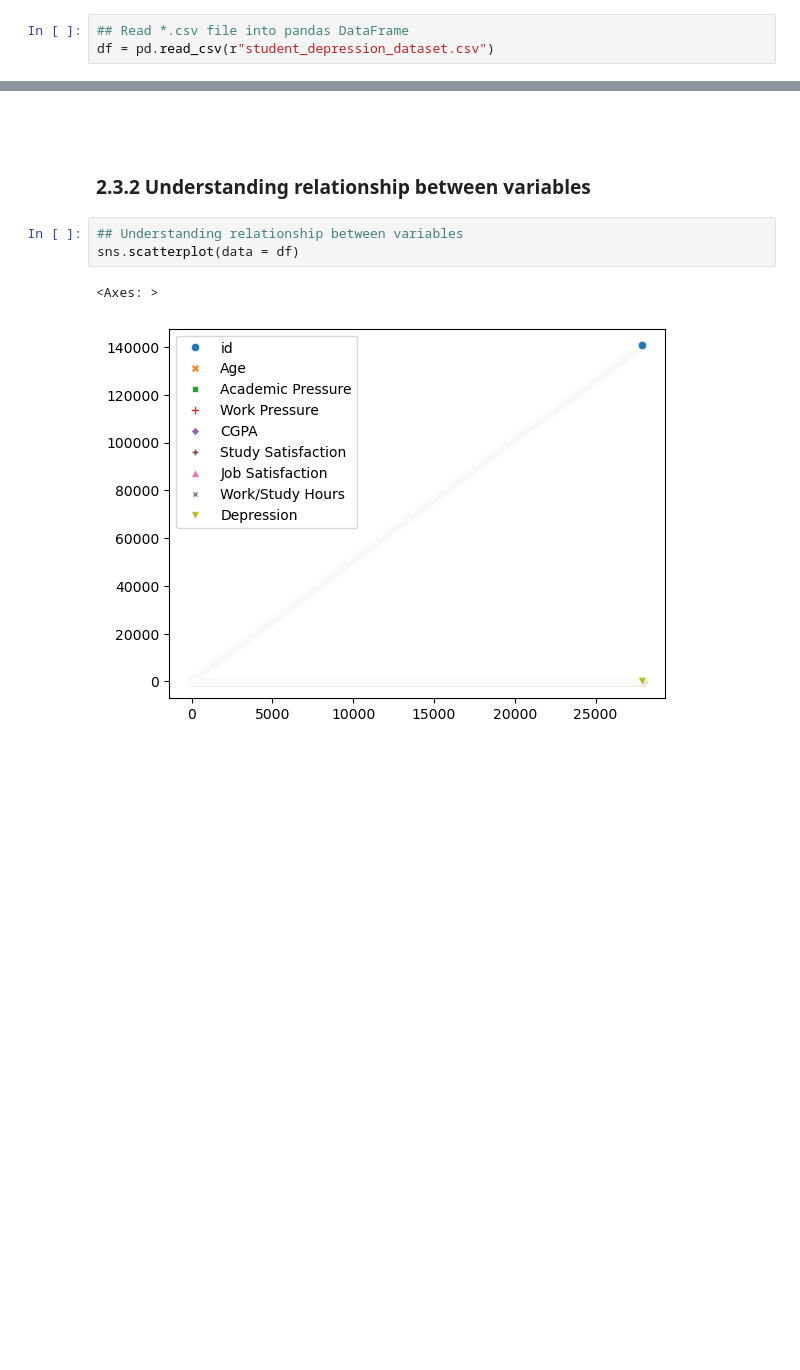
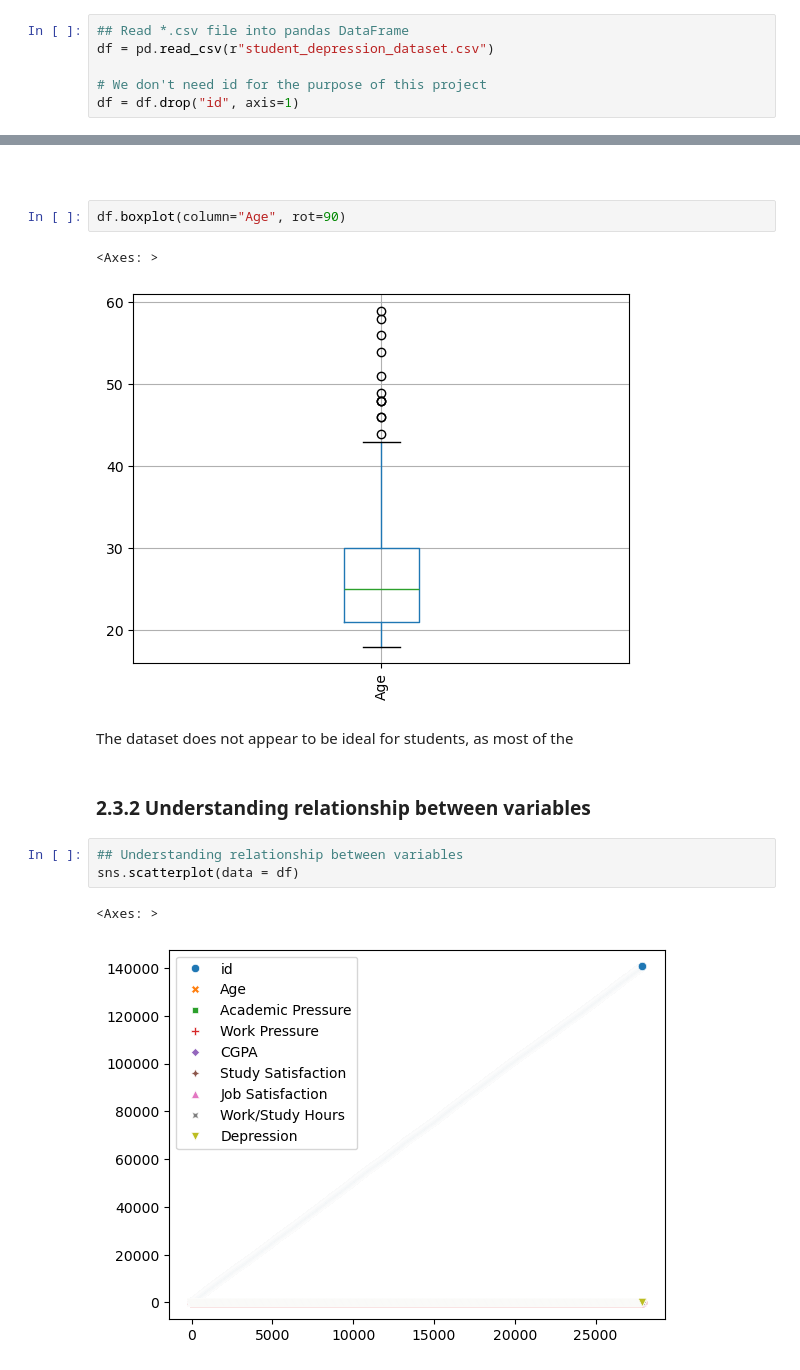
Before and after one commit to EdwinGoh1/mldp-ay2526, a Jupyter notebook: Goh_Yi_Rong_Edwin_2401058I_PC01_MLDP_Program_Codes.ipynb, the cells around one changed output, grey strips where cells are left out. Saved outputs shown, nothing was run; the diff lists cells and outputs as text; blank space fills up the shorter version.

Commit message:
📝Add more graphs and analysis

```diff
--- a/Goh_Yi_Rong_Edwin_2401058I_PC01_MLDP_Program_Codes.ipynb
+++ b/Goh_Yi_Rong_Edwin_2401058I_PC01_MLDP_Program_Codes.ipynb
@@ -41,6 +43,9 @@ We use pandas for our EDA as it provides many convenient functions for data anal
 # %%
 ## Read *.csv file into pandas DataFrame
 df = pd.read_csv(r"student_depression_dataset.csv")
+
+# We don't need id for the purpose of this project
+df = df.drop("id", axis=1)
 # %% [markdown]
 ## 2.2 Summary Statistics
 
@@ -153,5 +157,12 @@ df["CGPA"].hist()
 # %% [markdown]
 ####
+# %%
+df.boxplot(column="Age", rot=90)
+# %% [output]
+<Axes: >
+[figure, added]
+# %% [markdown]
+The dataset does not appear to be ideal for students, as most of the
 # %% [markdown]
 ### 2.3.2 Understanding relationship between variables
 # %%
```
Also changed, not shown: parts of 5 cells of this notebook.
